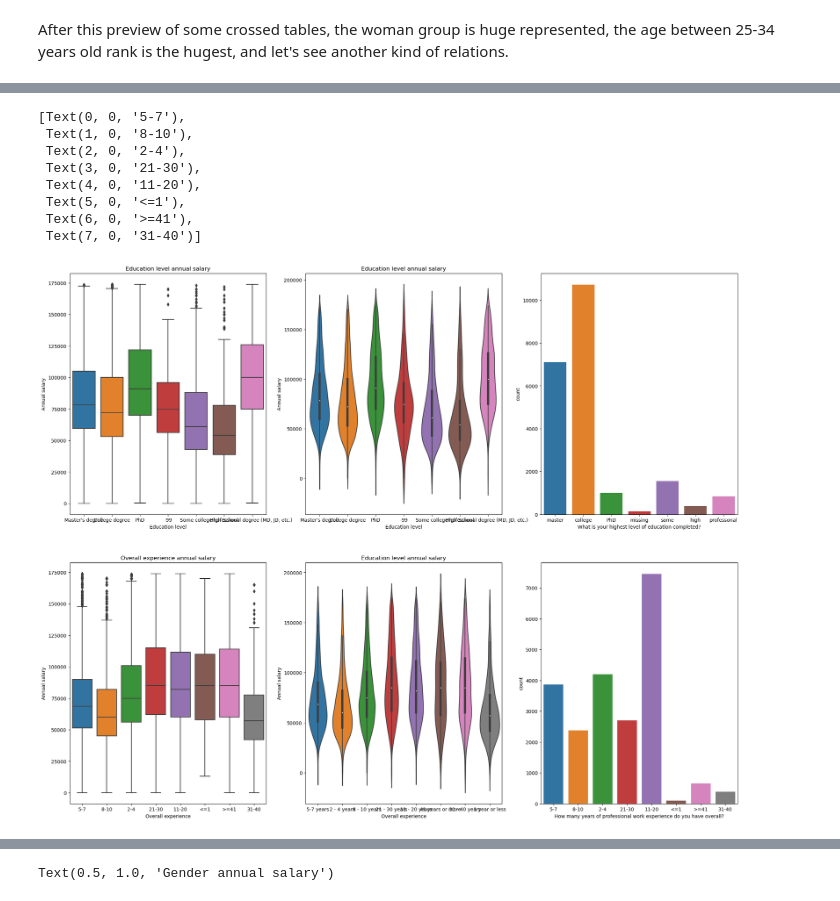
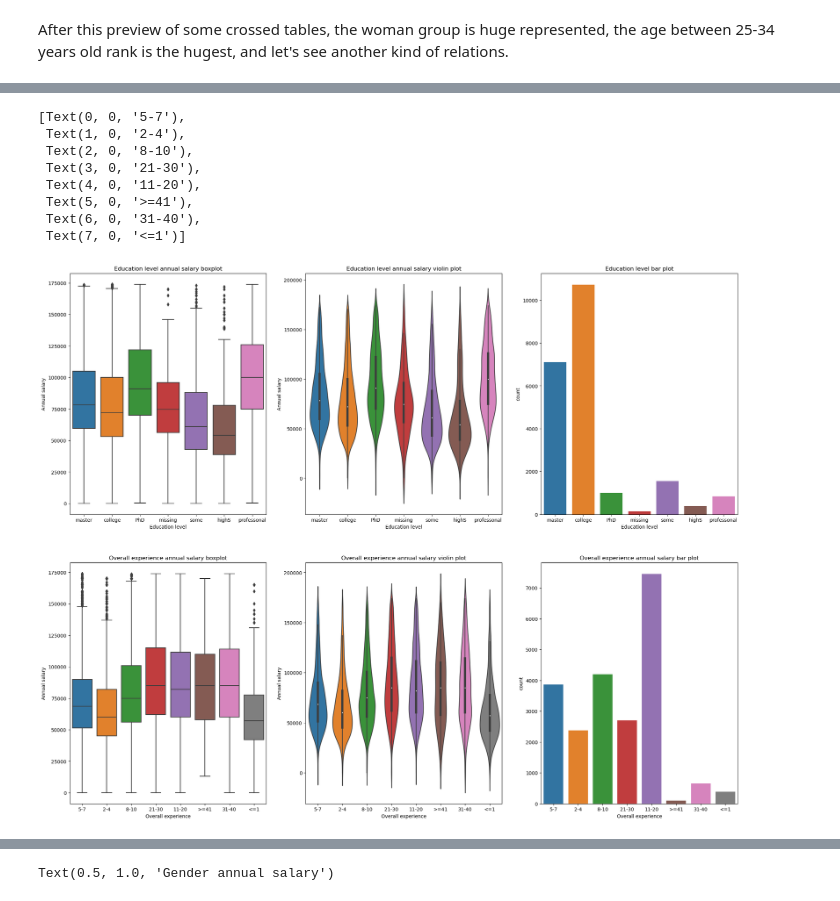
Before and after one commit to armandolezama/data-science-portfolio, a Jupyter notebook: Data_Science_Cycle/Ask_A_Manager_Salary_Survey_2021/Ask_A_Manager_Salary_Survey_2021.ipynb, the cells around one changed output, grey strips where cells are left out. Saved outputs shown, nothing was run; the diff lists cells and outputs as text; code cells hidden in the pictures.

```diff
--- a/Data_Science_Cycle/Ask_A_Manager_Salary_Survey_2021/Ask_A_Manager_Salary_Survey_2021.ipynb
+++ b/Data_Science_Cycle/Ask_A_Manager_Salary_Survey_2021/Ask_A_Manager_Salary_Survey_2021.ipynb
@@ -682,59 +772,76 @@ fig, ax = plt.subplots(2, 3, figsize=(25, 20))
 
 education_level_annual_salary_boxplot = sns.boxplot(data=usd_salary_group, x=categorical_variables[9], y=continuous_variables[0], ax=ax[0][0])
 education_level_annual_salary_boxplot.set(ylabel='Annual salary', xlabel='Education level')
-education_level_annual_salary_boxplot.set_title('Education level annual salary')
+education_level_annual_salary_boxplot.set_title('Education level annual salary boxplot')
+education_level_annual_salary_boxplot.set_xticklabels(['master', 'college', 'PhD', 'missing', 'some', 'highS', 'professonal'])
 
 education_level_salary_violin_plot = sns.violinplot(data=pd.DataFrame(usd_salary_group.to_dict()), x=categorical_variables[9], y=continuous_variables[0], ax=ax[0][1])
 education_level_salary_violin_plot.set(ylabel='Annual salary', xlabel='Education level')
-education_level_salary_violin_plot.set_title('Education level annual salary')
+education_level_salary_violin_plot.set_title('Education level annual salary violin plot')
+education_level_salary_violin_plot.set_xticklabels(['master', 'college', 'PhD', 'missing', 'some', 'highS', 'professonal'])
 
 education_bar_plot = sns.countplot(data=usd_salary_group, x = categorical_variables[9], ax=ax[0][2])
-education_bar_plot.set_xticklabels(['master', 'college', 'PhD', 'missing', 'some', 'high', 'professonal'])
+education_bar_plot.set(xlabel='Education level')
+education_bar_plot.set_title('Education level bar plot')
+education_bar_plot.set_xticklabels(['master', 'college', 'PhD', 'missing', 'some', 'highS', 'professonal'])
 
 overall_experience_annual_salary_boxplot = sns.boxplot(data=usd_salary_group, x=categorical_variables[7], y=continuous_variables[0], ax=ax[1][0])
 overall_experience_annual_salary_boxplot.set_xticklabels(
   [
     '5-7',
+    '2-4',
     '8-10',
-    '2-4',
     '21-30',
     '11-20',
+    '>=41',
+    '31-40',
     '<=1',
-    '>=41',
-    '31-40'
   ]
 )
 overall_experience_annual_salary_boxplot.set(ylabel='Annual salary', xlabel='Overall experience')
-overall_experience_annual_salary_boxplot.set_title('Overall experience annual salary')
+overall_experience_annual_salary_boxplot.set_title('Overall experience annual salary boxplot')
 
 overall_experience_annual_salary_violin_plot = sns.violinplot(data=pd.DataFrame(usd_salary_group.to_dict()), x=categorical_variables[7], y=continuous_variables[0], ax=ax[1][1])
 overall_experience_annual_salary_violin_plot.set(ylabel='Annual salary', xlabel='Overall experience')
-overall_experience_annual_salary_violin_plot.set_title('Education level annual salary')
+overall_experience_annual_salary_violin_plot.set_title('Overall experience annual salary violin plot')
+overall_experience_annual_salary_violin_plot.set_xticklabels(
+  [
+    '5-7',
+    '2-4',
+    '8-10',
+    '21-30',
+    '11-20',
+    '>=41',
+    '31-40',
+    '<=1',
+  ]
+)
 
 overall_experience_bar_plot = sns.countplot(data=usd_salary_group, x = categorical_variables[7], ax=ax[1][2])
-# total_years_of_work.get_xticklabels()
+overall_experience_bar_plot.set(xlabel='Overall experience')
+overall_experience_bar_plot.set_title('Overall experience annual salary bar plot')
 overall_experience_bar_plot.set_xticklabels(
   [
     '5-7',
+    '2-4',
     '8-10',
-    '2-4',
     '21-30',
     '11-20',
+    '>=41',
+    '31-40',
     '<=1',
-    '>=41',
-    '31-40'
   ]
 )
 # %% [output]
 [Text(0, 0, '5-7'),
- Text(1, 0, '8-10'),
- Text(2, 0, '2-4'),
+ Text(1, 0, '2-4'),
+ Text(2, 0, '8-10'),
  Text(3, 0, '21-30'),
  Text(4, 0, '11-20'),
- Text(5, 0, '<=1'),
- Text(6, 0, '>=41'),
- Text(7, 0, '31-40')]
+ Text(5, 0, '>=41'),
+ Text(6, 0, '31-40'),
+ Text(7, 0, '<=1')]
-[figure, old version]
+[figure, new version]
 # %%
 fig, ax = plt.subplots(1, 3, figsize=(15, 10))
 
```
Also changed, not shown: parts of 3 cells of this notebook.
